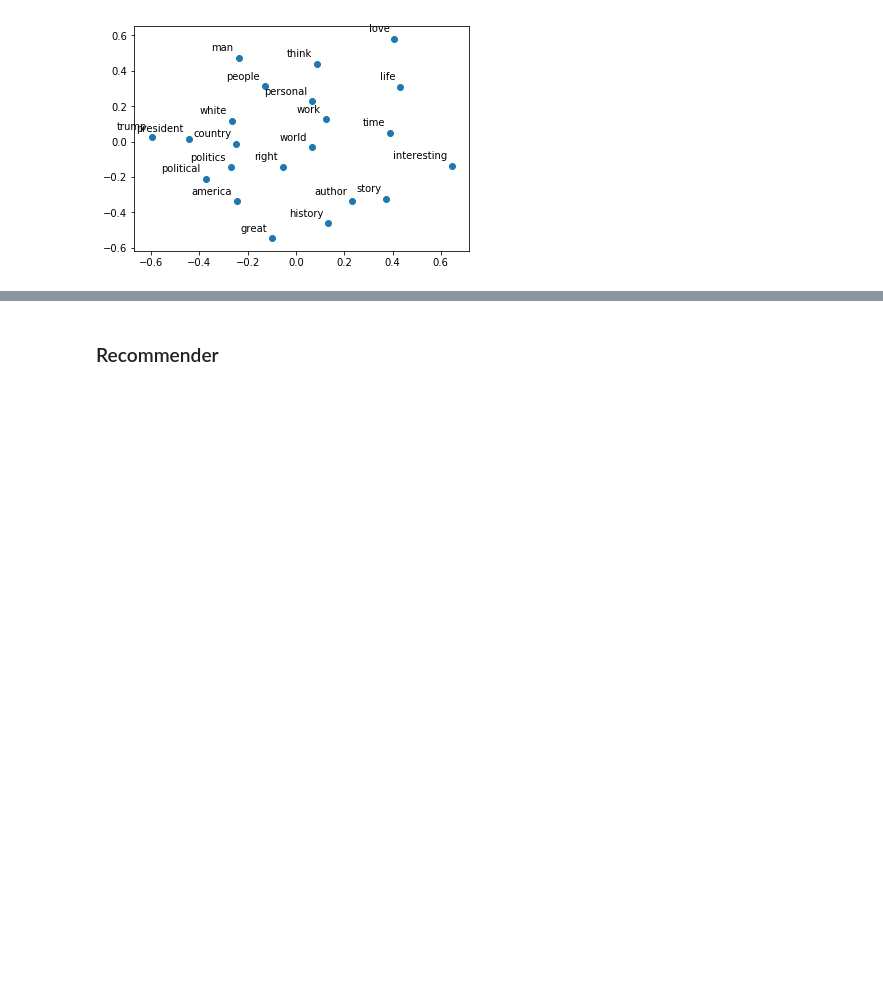
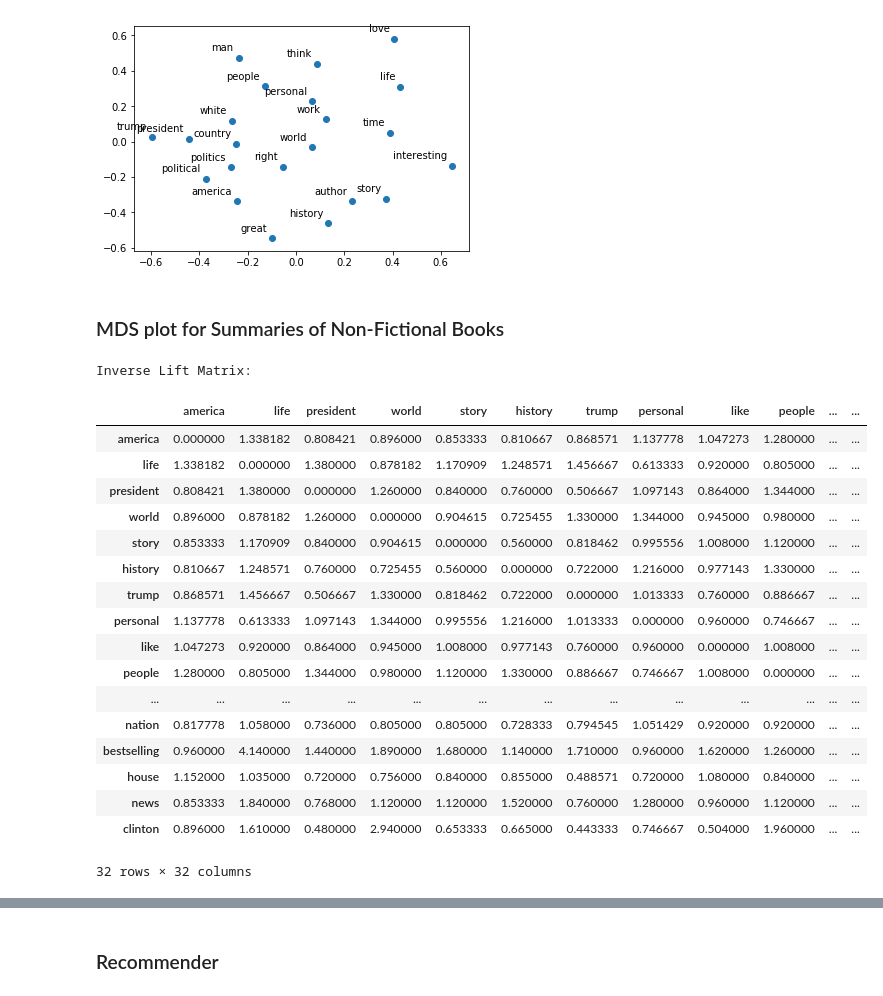
Before and after one commit to prajvalgupta/ugca-fall, a Jupyter notebook: Final Project/UGCA_Project_III.ipynb, the cells around one changed output, grey strips where cells are left out. Saved outputs shown, nothing was run; the diff lists cells and outputs as text; code cells hidden in the pictures; blank space fills up the shorter version.

```diff
--- a/Final Project/UGCA_Project_III.ipynb
+++ b/Final Project/UGCA_Project_III.ipynb
@@ -734,3 +783,32 @@ for label, x, y in zip(top_nonfiction_review_words, coords[:, 0], coords[:, 1]):
 plt.show()
 # %% [output]
 [figure]
+# %% [markdown]
+### MDS plot for Summaries of Non-Fictional Books
+# %%
+lift_inverse_df = 1/lift_df_nonfic_sum
+np.fill_diagonal(lift_inverse_df.values, 0)
+
+print ('Inverse Lift Matrix:\n')
+lift_inverse_df = lift_inverse_df.replace(float("inf"),1)
+lift_inverse_df
+# %% [output]
+Inverse Lift Matrix:
+|  | america | life | president | world | story | history | trump | personal | like | people | ... | ... |
+| america | 0.000000 | 1.338182 | 0.808421 | 0.896000 | 0.853333 | 0.810667 | 0.868571 | 1.137778 | 1.047273 | 1.280000 | ... | ... |
+| life | 1.338182 | 0.000000 | 1.380000 | 0.878182 | 1.170909 | 1.248571 | 1.456667 | 0.613333 | 0.920000 | 0.805000 | ... | ... |
+| president | 0.808421 | 1.380000 | 0.000000 | 1.260000 | 0.840000 | 0.760000 | 0.506667 | 1.097143 | 0.864000 | 1.344000 | ... | ... |
+| world | 0.896000 | 0.878182 | 1.260000 | 0.000000 | 0.904615 | 0.725455 | 1.330000 | 1.344000 | 0.945000 | 0.980000 | ... | ... |
+| story | 0.853333 | 1.170909 | 0.840000 | 0.904615 | 0.000000 | 0.560000 | 0.818462 | 0.995556 | 1.008000 | 1.120000 | ... | ... |
+| history | 0.810667 | 1.248571 | 0.760000 | 0.725455 | 0.560000 | 0.000000 | 0.722000 | 1.216000 | 0.977143 | 1.330000 | ... | ... |
+| trump | 0.868571 | 1.456667 | 0.506667 | 1.330000 | 0.818462 | 0.722000 | 0.000000 | 1.013333 | 0.760000 | 0.886667 | ... | ... |
+| personal | 1.137778 | 0.613333 | 1.097143 | 1.344000 | 0.995556 | 1.216000 | 1.013333 | 0.000000 | 0.960000 | 0.746667 | ... | ... |
+| like | 1.047273 | 0.920000 | 0.864000 | 0.945000 | 1.008000 | 0.977143 | 0.760000 | 0.960000 | 0.000000 | 1.008000 | ... | ... |
+| people | 1.280000 | 0.805000 | 1.344000 | 0.980000 | 1.120000 | 1.330000 | 0.886667 | 0.746667 | 1.008000 | 0.000000 | ... | ... |
+| ... | ... | ... | ... | ... | ... | ... | ... | ... | ... | ... | ... | ... |
+| nation | 0.817778 | 1.058000 | 0.736000 | 0.805000 | 0.805000 | 0.728333 | 0.794545 | 1.051429 | 0.920000 | 0.920000 | ... | ... |
+| bestselling | 0.960000 | 4.140000 | 1.440000 | 1.890000 | 1.680000 | 1.140000 | 1.710000 | 0.960000 | 1.620000 | 1.260000 | ... | ... |
+| house | 1.152000 | 1.035000 | 0.720000 | 0.756000 | 0.840000 | 0.855000 | 0.488571 | 0.720000 | 1.080000 | 0.840000 | ... | ... |
+| news | 0.853333 | 1.840000 | 0.768000 | 1.120000 | 1.120000 | 1.520000 | 0.760000 | 1.280000 | 0.960000 | 1.120000 | ... | ... |
+| clinton | 0.896000 | 1.610000 | 0.480000 | 2.940000 | 0.653333 | 0.665000 | 0.443333 | 0.746667 | 0.504000 | 1.960000 | ... | ... |
+32 rows × 32 columns
```
Also changed, not shown: parts of 33 cells of this notebook, 2 other files.
